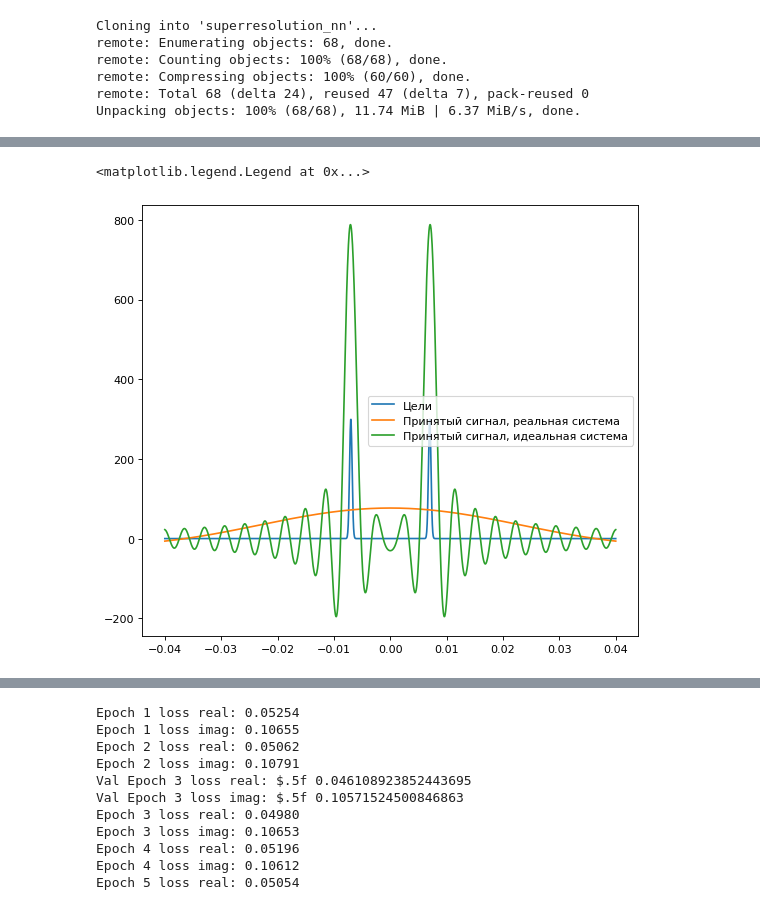
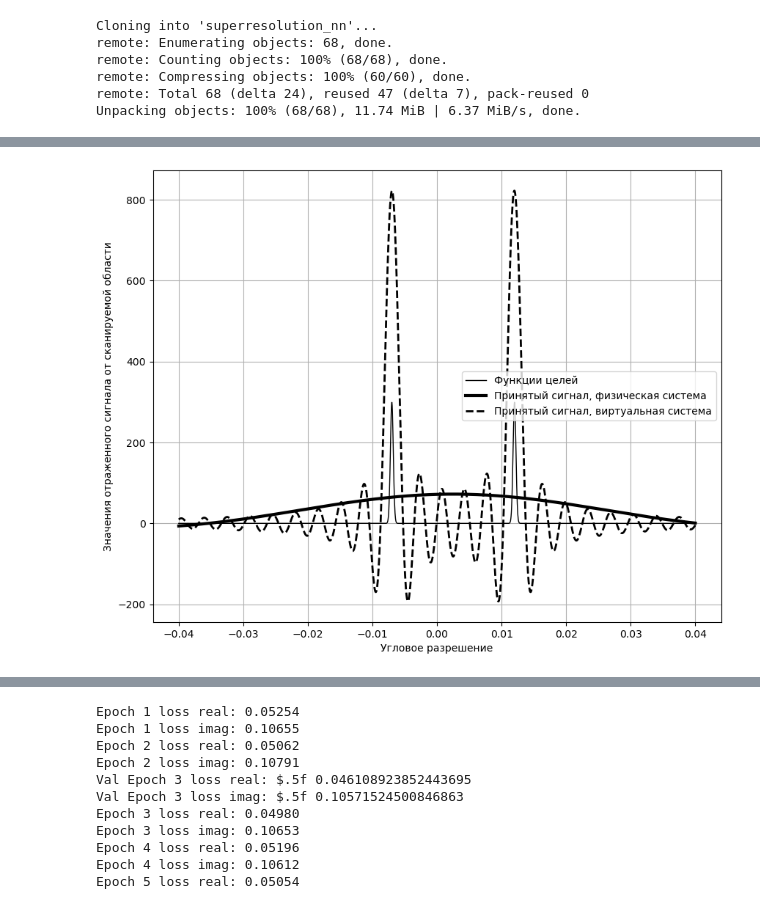
Before and after one commit to qwerty29544/superresolution_nn, a Jupyter notebook: ipynb/superresolution_gpu.ipynb, the cells around one changed output, grey strips where cells are left out. Saved outputs shown, nothing was run; the diff lists cells and outputs as text; code cells hidden in the pictures.

Commit message:
work report updated

```diff
--- a/ipynb/superresolution_gpu.ipynb
+++ b/ipynb/superresolution_gpu.ipynb
@@ -59,7 +59,7 @@ k = 2 * np.pi       # Волновое число
 d = 0.7             # Расстояние между излучателями
 
 alpha = np.linspace(-0.04, 0.04, 2000)  # Угловое разрешение области
-targets = [-0.007, 0.007]              # Положения целей
+targets = [-0.007, 0.012]              # Положения целей
 amplitude = [300, 300]
 # %%
 n_real = np.arange(-K, K + 1)                 # Реальное перечисление номеров излучателей
@@ -79,9 +105,12 @@ U_virtual = U_compute(alpha, Cn_virtual, k, d)
 # %%
-plt.figure(figsize = (8, 7), dpi = 80)
-plt.plot(alpha, signals, label = "Цели")
-plt.plot(alpha, U_real, label = "Принятый сигнал, реальная система")
-plt.plot(alpha, U_virtual, label = "Принятый сигнал, идеальная система")
+plt.figure(figsize = (10, 8), dpi = 100)
+plt.plot(alpha, signals, label = "Функции целей", c = "#000000", linewidth = 1)
+plt.plot(alpha, np.real(U_real), label = "Принятый сигнал, физическая система", c = "#000000", linewidth = 3)
+plt.plot(alpha, np.real(U_virtual), label = "Принятый сигнал, виртуальная система", c = "#000000", linewidth = 2, linestyle = "--")
 plt.legend()
+plt.grid()
+plt.xlabel("Угловое разрешение")
+plt.ylabel("Значения отраженного сигнала от сканируемой области")
+plt.savefig("../rmarkdown_report/Begin_target.png")
 # %% [output]
-<matplotlib.legend.Legend at 0x...>
-[figure, old version]
+[figure, new version]
```
Also changed, not shown: parts of 19 cells of this notebook, 23 other files.
